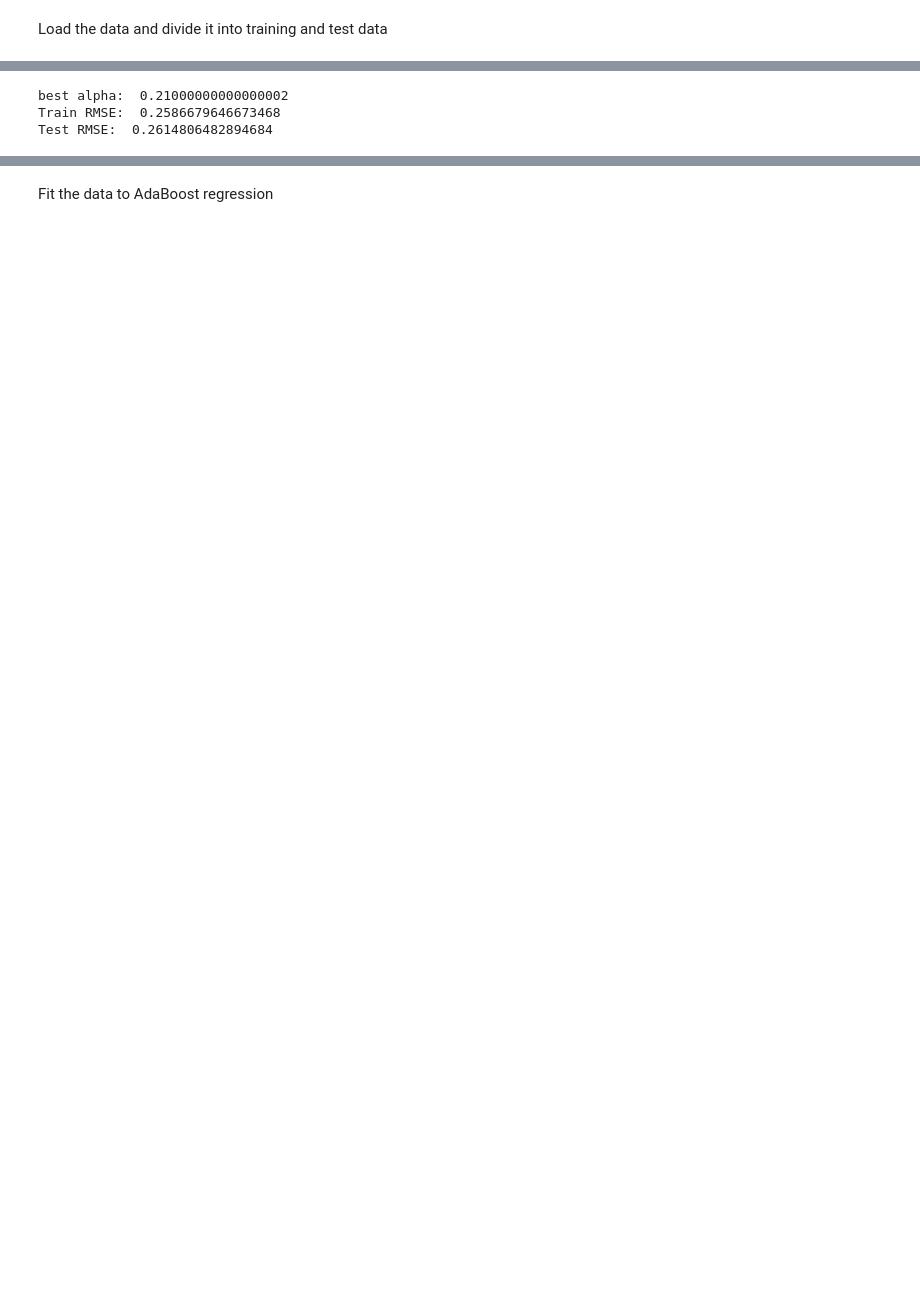
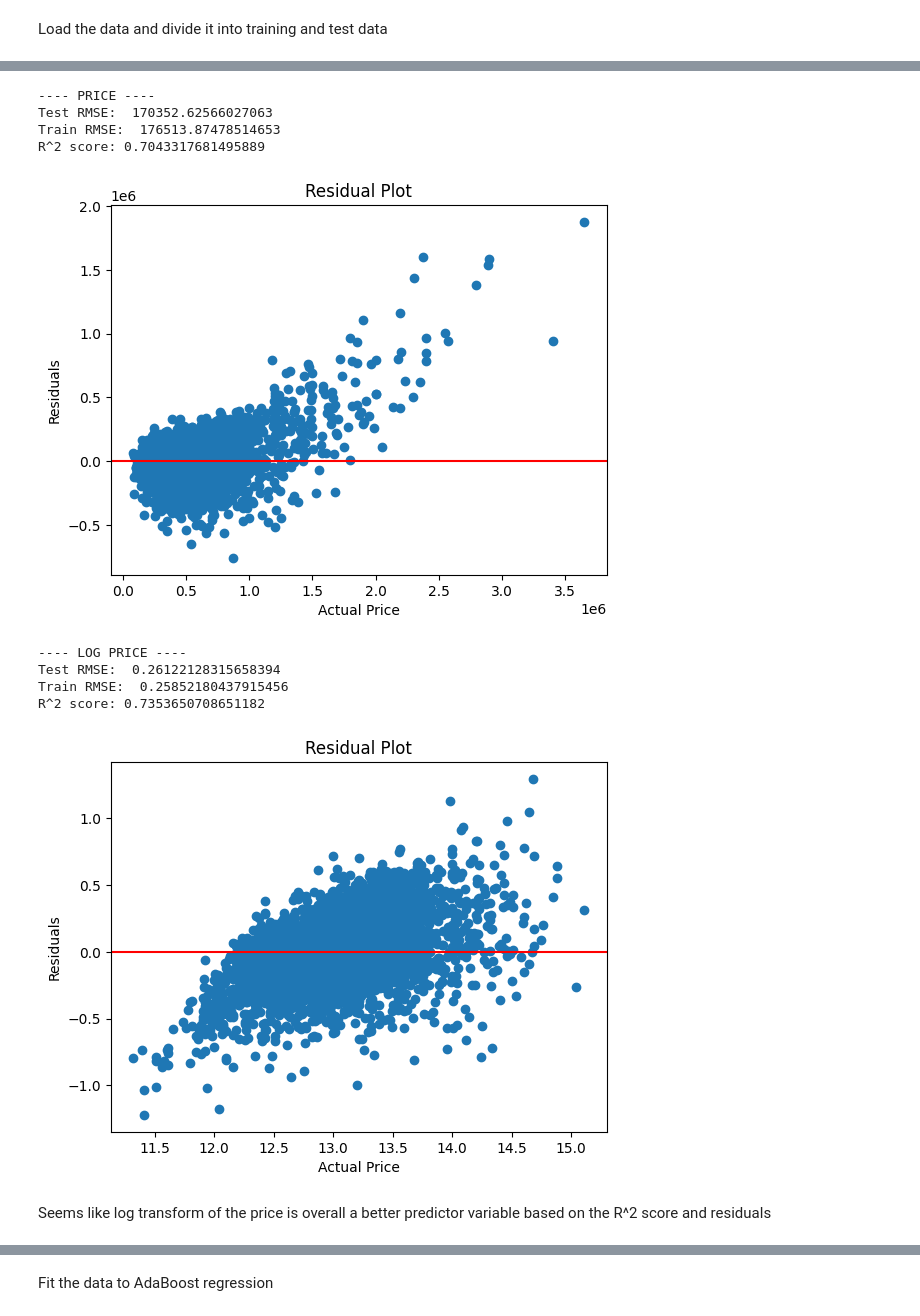
Before and after one commit to Sanketb2312/Info251-final-project, a Jupyter notebook: train.ipynb, the cells around one changed output, grey strips where cells are left out. Saved outputs shown, nothing was run; the diff lists cells and outputs as text; code cells hidden in the pictures; blank space fills up the shorter version.

Commit message:
added r2 score

```diff
--- a/train.ipynb
+++ b/train.ipynb
@@ -38,23 +40,44 @@ Fit the data to Ridge regression
 # %%
-def run_ridge(x_train, y_train, x_test, y_test):
-    ridge = RidgeCV(alphas=[0.1, 0.2, 0.3, 0.4, 0.5, 0.6, 0.7, 0.8, 0.8, 1])
-    ridge.fit(x_train, y_train)
+def run_ridge(x_train_ridge, y_train_ridge, x_test_ridge, y_test_ridge):
+    """ ridge = Ridge(alphas=[0.1, 0.2, 0.3, 0.4, 0.5, 0.6, 0.7, 0.8, 0.8, 1])
+    ridge.fit(x_train_ridge, y_train_ridge)
     alpha = ridge.alpha_
-
-    new_alphas = [x*alpha for x in [0.8, 0.85, 0.9, 0.95, 1.0, 1.05, 1.1, 1.15, 1.2, 1.25, 1.3, 1.35, 1.4, 1.45]]
-
-    ridge_best = RidgeCV(alphas=new_alphas)
-    ridge_best.fit(X_train, y_train)
-    alpha_best = ridge_best.alpha_
-    print("Best alpha: ", alpha_best)
-
-    y_pred_train = ridge_best.predict(X_train)
-    print("Train RMSE: ", np.sqrt(mean_squared_error(y_train, y_pred_train)))
-
-    y_pred = ridge_best.predict(X_test)
-    rmse_ridge = np.sqrt(mean_squared_error(y_test, y_pred))
-    print("Test RMSE: ", rmse_ridge)
+    new_alphas = [x*alpha for x in [0.8, 0.85, 0.9, 0.95, 1.0, 1.05, 1.1, 1.15, 1.2, 1.25, 1.3, 1.35, 1.4, 1.45]] """
+    ridge_best = Ridge()
+    ridge_best.fit(x_train_ridge, y_train_ridge)
+    """ alpha_best = ridge_best.alpha_ """
+    y_pred_train = ridge_best.predict(x_train_ridge)
+    y_pred = ridge_best.predict(x_test_ridge)
+    rmse = np.sqrt(mean_squared_error(y_test_ridge, y_pred))
+    r2 = r2_score(y_test_ridge, y_pred)
+    print("Test RMSE: ", rmse)
+    print("Train RMSE: ", np.sqrt(mean_squared_error(y_train_ridge, y_pred_train)))
+    """ print("Best alpha: ", alpha_best) """
+    print("R^2 score:", r2)
+    rmse
+    residuals = y_test_ridge - y_pred
+    plt.scatter(y_test_ridge, residuals)
+    plt.axhline(y=0, color='r', linestyle='-')
+    plt.xlabel('Actual Price')
+    plt.ylabel('Residuals')
+    plt.title('Residual Plot')
+    plt.show()
+    return r2, rmse
-# %% [output]
-best alpha:  0.21000000000000002
-Train RMSE:  0.2586679646673468
-Test RMSE:  0.2614806482894684
+# %%
+print("---- PRICE ----")
+r2_ridge_price, rmse_ridge_price = run_ridge(X_train_price, y_train_price, X_test_price, y_test_price)
+print("---- LOG PRICE ----")
+r2_ridge_log, rmse_ridge_log = run_ridge(X_train_log, y_train_log, X_test_log, y_test_log)
+# %% [output]
+---- PRICE ----
+Test RMSE:  170352.62566027063
+Train RMSE:  176513.87478514653
+R^2 score: 0.7043317681495889
+[figure, added]
+---- LOG PRICE ----
+Test RMSE:  0.26122128315658394
+Train RMSE:  0.25852180437915456
+R^2 score: 0.7353650708651182
+[figure, added]
+# %% [markdown]
+Seems like log transform of the price is overall a better predictor variable based on the R^2 score and residuals
```
Also changed, not shown: parts of 12 cells of this notebook.
